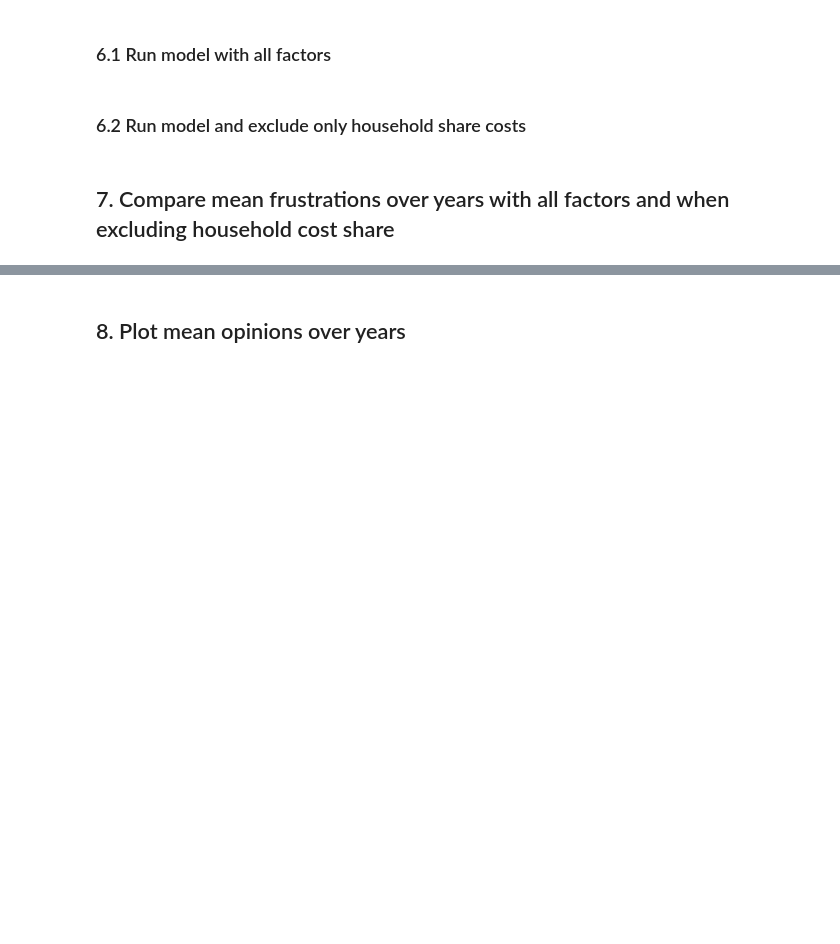
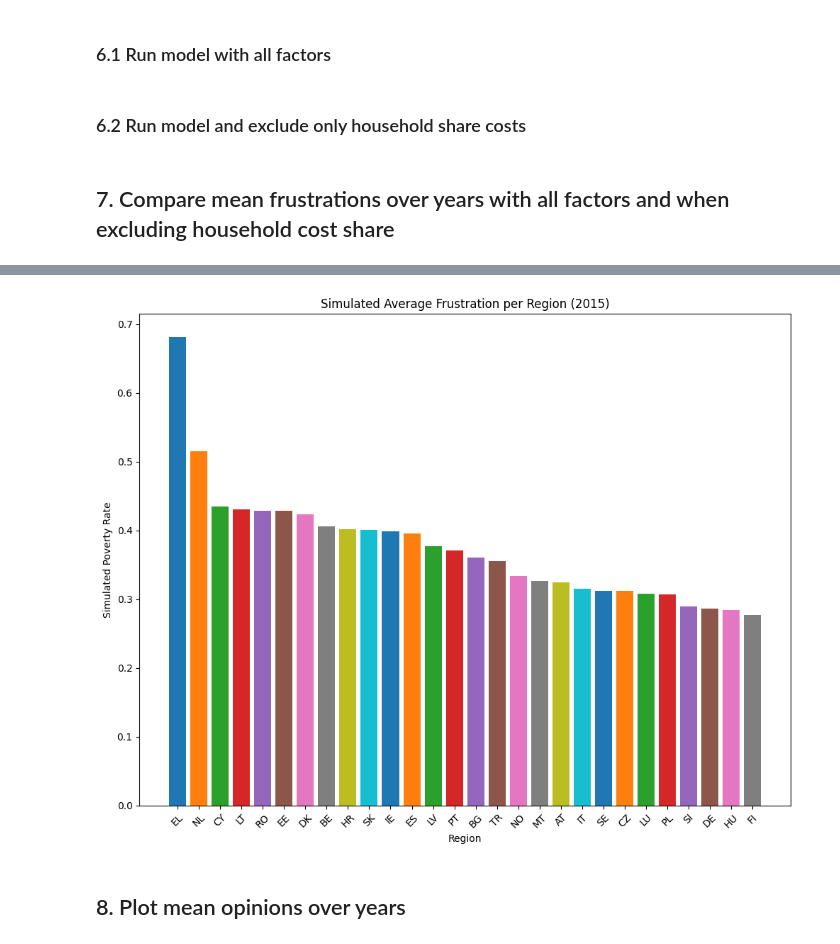
Before and after one commit to tinasophie15/CMSS_Project_Group_15, a Jupyter notebook: src/cmss_group_15.ipynb, the cells around one changed output, grey strips where cells are left out. Cells and saved outputs as stored; diff of their text form; code cells hidden in the pictures; blank space fills up the shorter version.

```diff
--- a/src/cmss_group_15.ipynb
+++ b/src/cmss_group_15.ipynb
@@ -227,9 +228,9 @@ distinct_regions_mean_median_income = set(df_processed_mean_median_income["geo"]
 distinct_regions_gini_coefficient = set(df_processed_gini_coefficient["geo"].unique())
 distinct_regions_risk_of_poverty = set(df_processed_at_risk_of_poverty["geo"].unique())
 distinct_regions_household_cost_shares = set(df_processed_household_cost_shares["geo"].unique())
-distinct_unemployment_rate = set(df_processed_unemployment_rate["geo"].unique())
+distinct_regions_unemployment_rate = set(df_processed_unemployment_rate["geo"].unique())
 
-shared_regions = distinct_regions_mean_median_income & distinct_regions_gini_coefficient & distinct_regions_household_cost_shares & distinct_regions_risk_of_poverty & distinct_unemployment_rate
+shared_regions = distinct_regions_mean_median_income & distinct_regions_gini_coefficient & distinct_regions_household_cost_shares & distinct_regions_risk_of_poverty & distinct_regions_unemployment_rate
 
 df_processed_mean_median_income = df_processed_mean_median_income[df_processed_mean_median_income["geo"].isin(shared_regions)].copy()
 df_processed_gini_coefficient = df_processed_gini_coefficient[df_processed_gini_coefficient["geo"].isin(shared_regions)].copy()
@@ -256,7 +257,7 @@ def merge_dataframes(dfs: list[pd.DataFrame], key: str) -> pd.DataFrame:
 With help of the average income and gini coefficient of each region, we calculate synthetic incomes via the log-normal distribution
 # %%
 # See: https://en.wikipedia.org/wiki/Log-normal_distribution
-def generate_synthetic_income_distribution(avg_income: float, gini: float, n: int = NUM_AGENTS_PER_REGION):
+def generate_synthetic_income_distribution(avg_income: float, gini: float, n: int = NUM_AGENTS_PER_REGION) -> NDArray[np.float64]:
     sigma = gini * 1.5  # empirical tuning -> add more variance
     mu = np.log(avg_income) - (sigma ** 2) / 2
     return np.random.lognormal(mean=mu, sigma=sigma, size=n)
@@ -466,3 +487,24 @@ plt.show()
+# %%
+year = '2015'
+frustration_series = mean_frustrations_dict_over_years_all_factors[year]
+frustration_data = frustration_series.iloc[0]
+
+sorted_frustration = dict(sorted(frustration_data.items(), key=lambda item: item[1], reverse=True))
+
+region = list(sorted_frustration.keys())
+frustration_mean = list(sorted_frustration.values())
+
+plt.figure(figsize=(10, 8))
+plt.bar(region, frustration_mean, color=sns.color_palette("tab10", len(region)))
+plt.xlabel("Region")
+plt.ylabel("Simulated Poverty Rate")
+plt.title(f"Simulated Average Frustration per Region ({year})")
+plt.xticks(rotation=45)
+plt.tight_layout()
+plt.savefig(result_dir.joinpath(f"mean_frustration_by_region_{year}.pdf"), format="pdf")
+plt.show()
+# %% [output]
+[figure, added]
 # %% [markdown]
 ## 8. Plot mean opinions over years
 # %%
```
Also changed, not shown: parts of 15 cells of this notebook, 5 other files.
